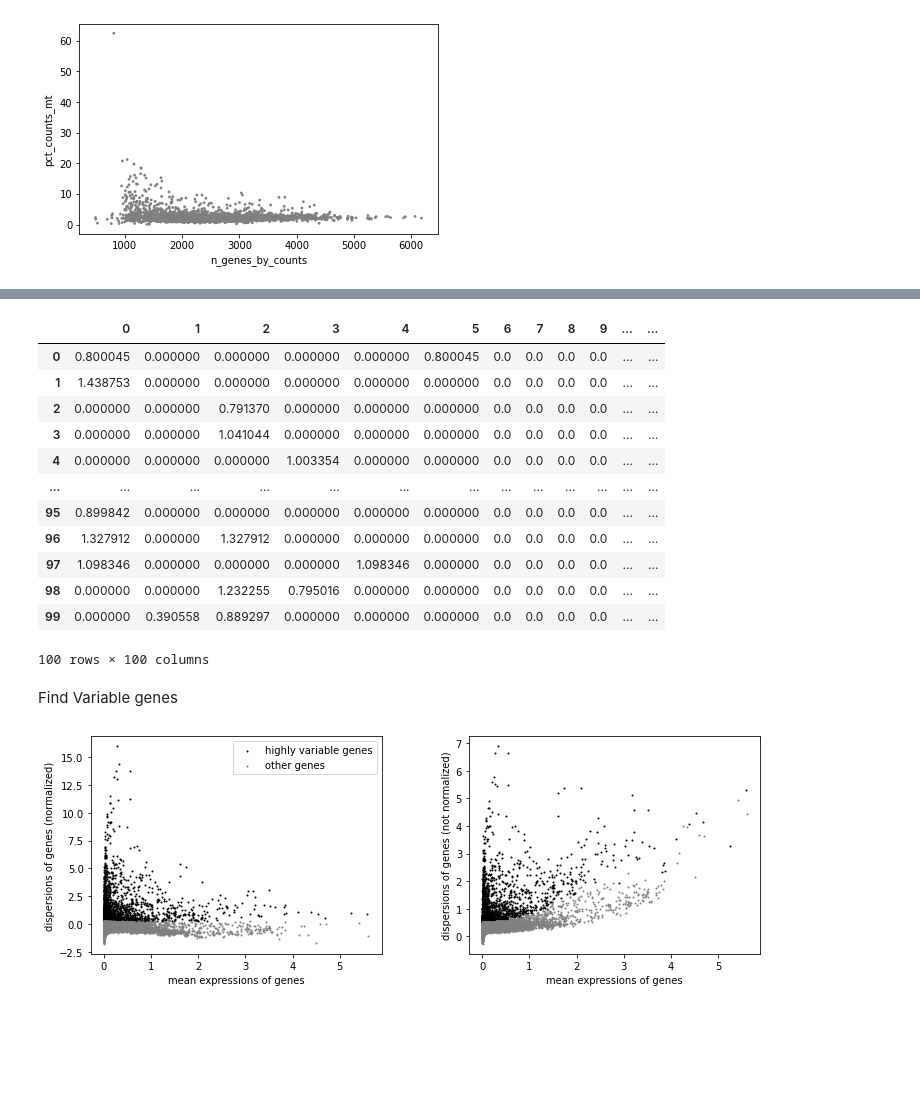
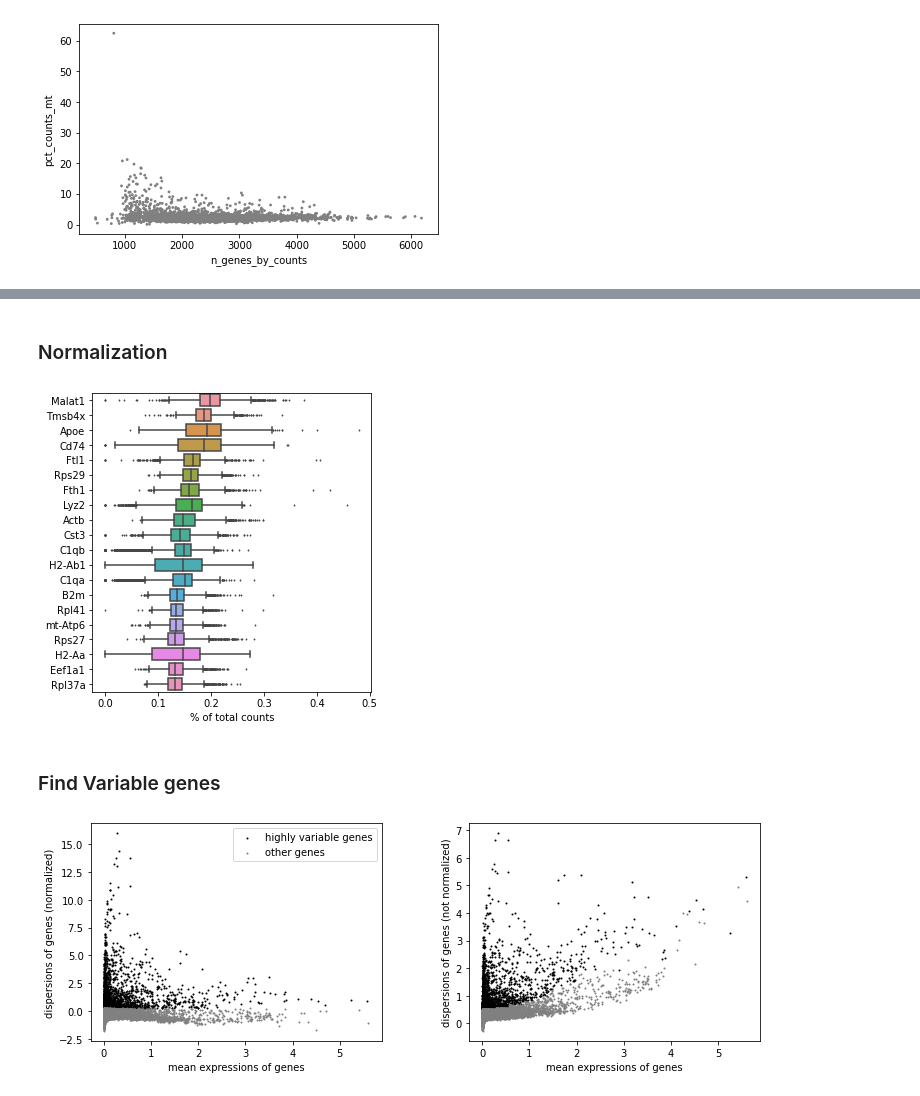
Before and after one commit to ArtemAmosov/sci_python, a Jupyter notebook: hw.ipynb, the cells around one changed output, grey strips where cells are left out. Saved outputs shown, nothing was run; the diff lists cells and outputs as text; code cells hidden in the pictures; blank space fills up the shorter version.

```diff
--- a/hw.ipynb
+++ b/hw.ipynb
@@ -40,22 +53,13 @@ Normalization
+# %% [markdown]
+### Normalization
 # %%
 pd.DataFrame.sparse.from_spmatrix(adata.X[:100, :100])
 sc.pp.normalize_total(adata, target_sum=1e4) # Total-count normalize (library-size correct) the data matrix X to 10,000 reads per cell, so that counts become comparable among cells.
 sc.pp.log1p(adata) # log-normalization
 pd.DataFrame.sparse.from_spmatrix(adata.X[:100, :100])
+sc.pl.highest_expr_genes(adata, n_top=20, )
 # %% [output]
-|  | 0 | 1 | 2 | 3 | 4 | 5 | 6 | 7 | 8 | 9 | ... | ... |
-| 0 | 0.800045 | 0.000000 | 0.000000 | 0.000000 | 0.000000 | 0.800045 | 0.0 | 0.0 | 0.0 | 0.0 | ... | ... |
-| 1 | 1.438753 | 0.000000 | 0.000000 | 0.000000 | 0.000000 | 0.000000 | 0.0 | 0.0 | 0.0 | 0.0 | ... | ... |
-| 2 | 0.000000 | 0.000000 | 0.791370 | 0.000000 | 0.000000 | 0.000000 | 0.0 | 0.0 | 0.0 | 0.0 | ... | ... |
-| 3 | 0.000000 | 0.000000 | 1.041044 | 0.000000 | 0.000000 | 0.000000 | 0.0 | 0.0 | 0.0 | 0.0 | ... | ... |
-| 4 | 0.000000 | 0.000000 | 0.000000 | 1.003354 | 0.000000 | 0.000000 | 0.0 | 0.0 | 0.0 | 0.0 | ... | ... |
-| ... | ... | ... | ... | ... | ... | ... | ... | ... | ... | ... | ... | ... |
-| 95 | 0.899842 | 0.000000 | 0.000000 | 0.000000 | 0.000000 | 0.000000 | 0.0 | 0.0 | 0.0 | 0.0 | ... | ... |
-| 96 | 1.327912 | 0.000000 | 1.327912 | 0.000000 | 0.000000 | 0.000000 | 0.0 | 0.0 | 0.0 | 0.0 | ... | ... |
-| 97 | 1.098346 | 0.000000 | 0.000000 | 0.000000 | 1.098346 | 0.000000 | 0.0 | 0.0 | 0.0 | 0.0 | ... | ... |
-| 98 | 0.000000 | 0.000000 | 1.232255 | 0.795016 | 0.000000 | 0.000000 | 0.0 | 0.0 | 0.0 | 0.0 | ... | ... |
-| 99 | 0.000000 | 0.390558 | 0.889297 | 0.000000 | 0.000000 | 0.000000 | 0.0 | 0.0 | 0.0 | 0.0 | ... | ... |
-100 rows × 100 columns
+[figure, added]
 # %% [markdown]
-Find Variable genes
+### Find Variable genes
 # %%
```
Also changed, not shown: parts of 37 cells of this notebook.
